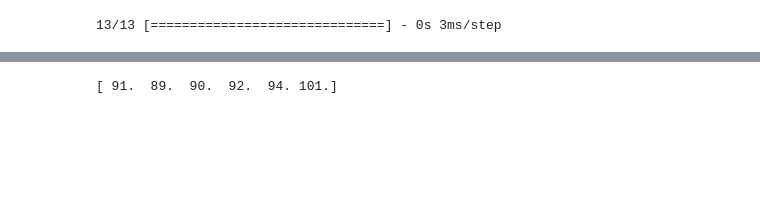
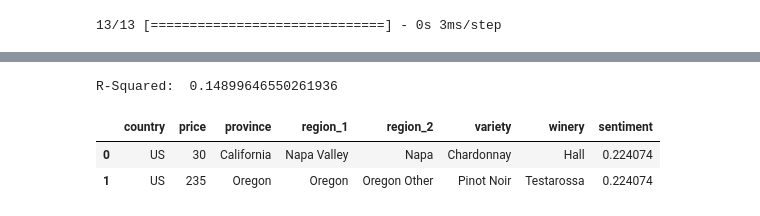
Before and after one commit to ImanJJ305/Liquor_Analysis, a Jupyter notebook: Wine Review Predictor.ipynb, the cells around one changed output, grey strips where cells are left out. Cells and saved outputs as stored; diff of their text form; code cells hidden in the pictures; blank space fills up the shorter version.

```diff
--- a/Wine Review Predictor.ipynb
+++ b/Wine Review Predictor.ipynb
@@ -433,5 +431,13 @@ print(counter)
 # %%
-unique_val = result['Predicted'].unique()
-print(unique_val)
+r2 = r2_score(y_test,y_pred)
+print('R-Squared: ',r2)
 # %% [output]
-[ 91.  89.  90.  92.  94. 101.]
+R-Squared:  0.14899646550261936
+# %%
+pred_df = pd.read_csv('Prediction_.csv')
+# %%
+pred_df
+# %% [output]
+|  | country | price | province | region_1 | region_2 | variety | winery | sentiment |
+| 0 | US | 30 | California | Napa Valley | Napa | Chardonnay | Hall | 0.224074 |
+| 1 | US | 235 | Oregon | Oregon | Oregon Other | Pinot Noir | Testarossa | 0.224074 |
```
Also changed, not shown: parts of 22 cells of this notebook.
